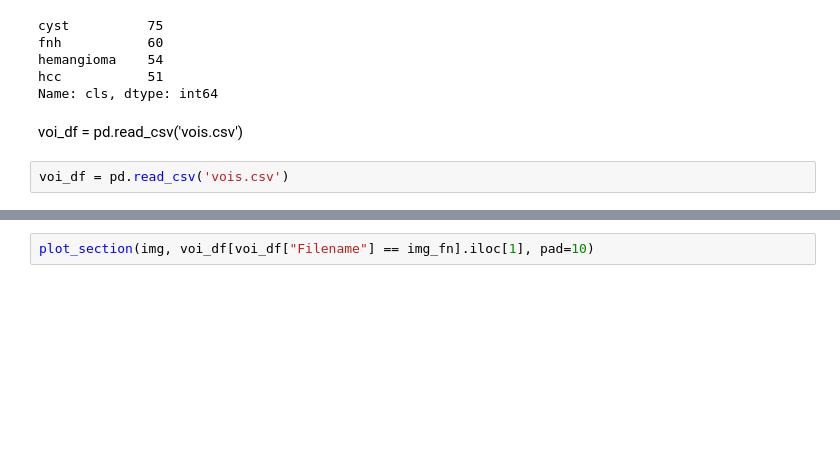
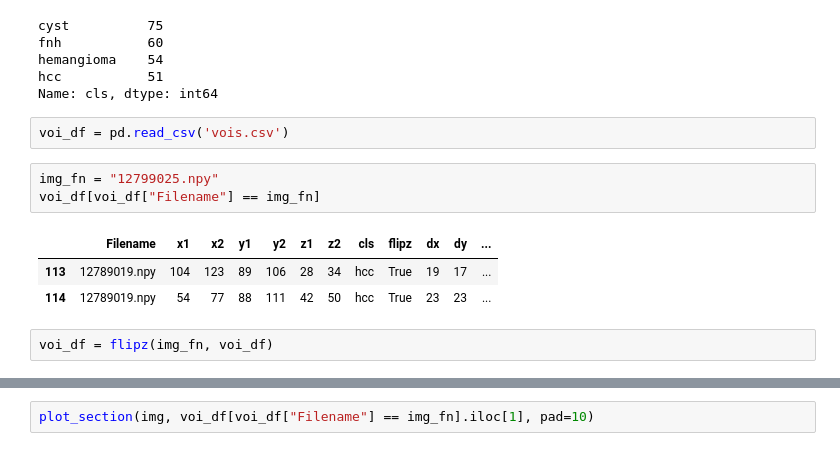
Before and after one commit to clintonjwang/voi-classifier, a Jupyter notebook: data-retrieval.ipynb, the cells around one changed output, grey strips where cells are left out. Saved outputs shown, nothing was run; the diff lists cells and outputs as text; blank space fills up the shorter version.

```diff
--- a/data-retrieval.ipynb
+++ b/data-retrieval.ipynb
@@ -270,7 +313,14 @@ fnh           60
 hemangioma    54
 hcc           51
 Name: cls, dtype: int64
-# %% [markdown]
-voi_df = pd.read_csv('vois.csv')
 # %%
 voi_df = pd.read_csv('vois.csv')
+# %%
+img_fn = "12799025.npy"
+voi_df[voi_df["Filename"] == img_fn]
+# %% [output]
+|  | Filename | x1 | x2 | y1 | y2 | z1 | z2 | cls | flipz | dx | dy | ... |
+| 113 | 12789019.npy | 104 | 123 | 89 | 106 | 28 | 34 | hcc | True | 19 | 17 | ... |
+| 114 | 12789019.npy | 54 | 77 | 88 | 111 | 42 | 50 | hcc | True | 23 | 23 | ... |
+# %%
+voi_df = flipz(img_fn, voi_df)
```
Also changed, not shown: parts of 16 cells of this notebook, 4 other files.
